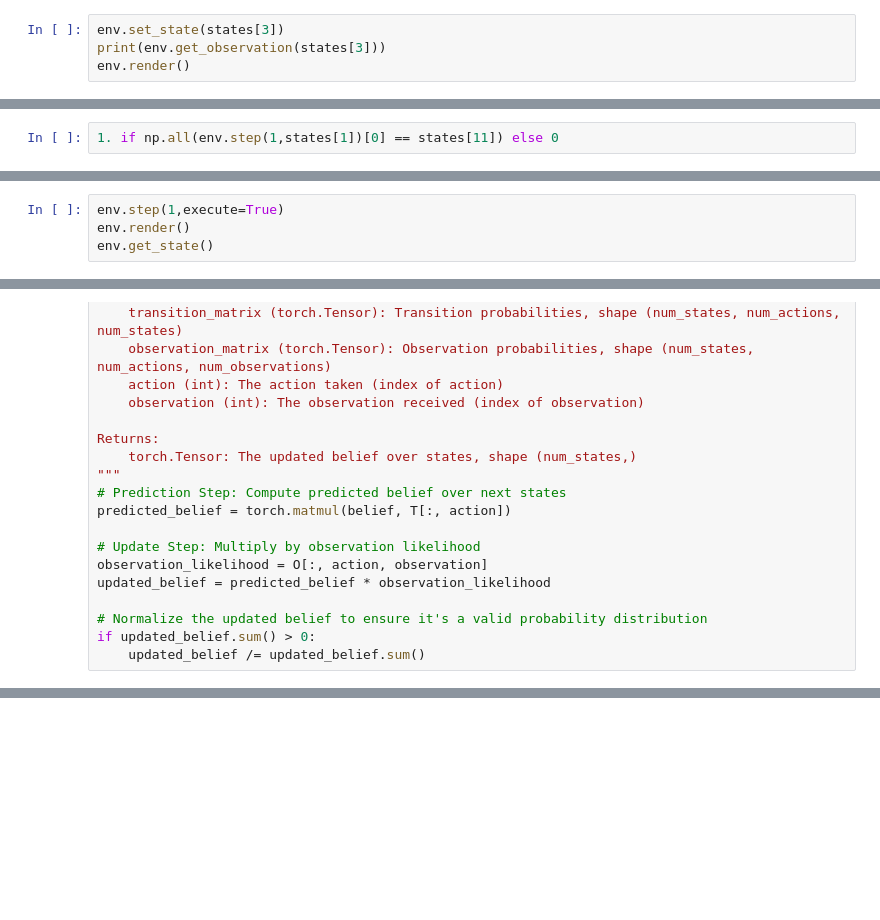
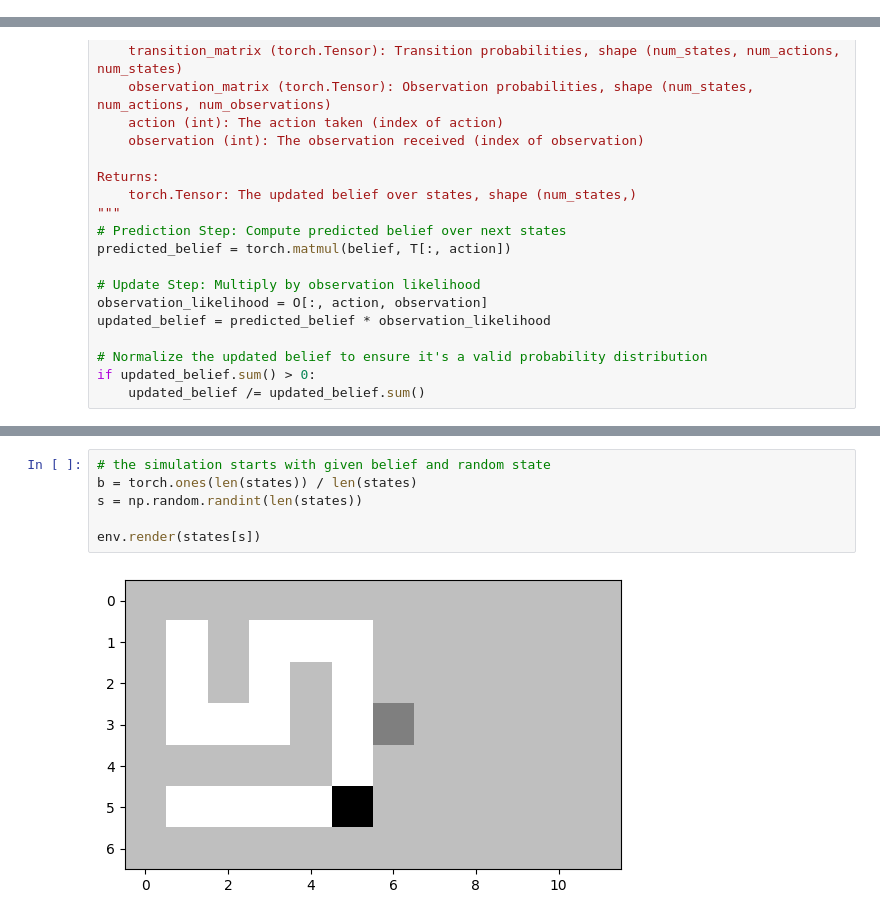
Before and after one commit to flaccagora/RoboSurgery, a Jupyter notebook: src/train.ipynb, the cells around one changed output, grey strips where cells are left out. Drawn from its saved outputs; the diff is of its cells as text; blank space fills up the shorter version.

```diff
--- a/src/train.ipynb
+++ b/src/train.ipynb
@@ -504,4 +480,0 @@ observation:  (1, 1, 1, 0, 1) index  29 azzera il belief
-# %%
-env.set_state(states[3])
-print(env.get_observation(states[3]))
-env.render()
@@ -535,2 +480,0 @@ states[1]
-# %%
-1. if np.all(env.step(1,states[1])[0] == states[11]) else 0
@@ -539,4 +480,0 @@ states[1]
-# %%
-env.step(1,execute=True)
-env.render()
-env.get_state()
@@ -653,0 +518,8 @@ argmax and max Belief:  ((1, 1, 0), (1, 1)) tensor(0.)
+# %%
+# the simulation starts with given belief and random state
+b = torch.ones(len(states)) / len(states)
+s = np.random.randint(len(states))
+
+env.render(states[s])
+# %% [output]
+[figure, added]
```
Also changed, not shown: parts of 30 cells of this notebook, 5 other files.
